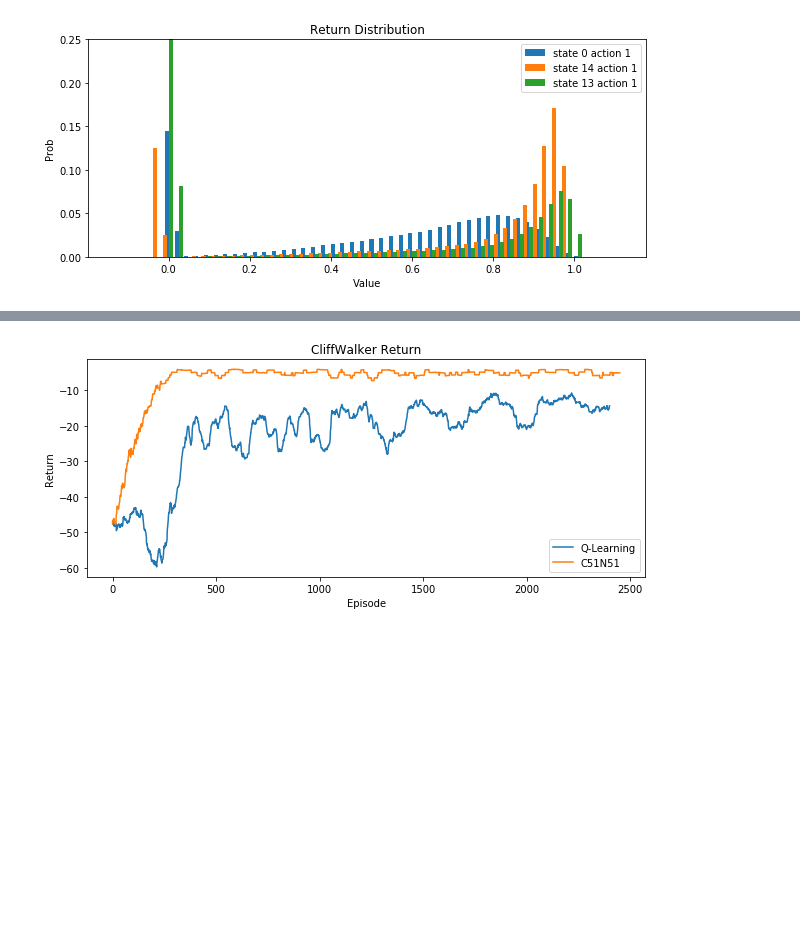
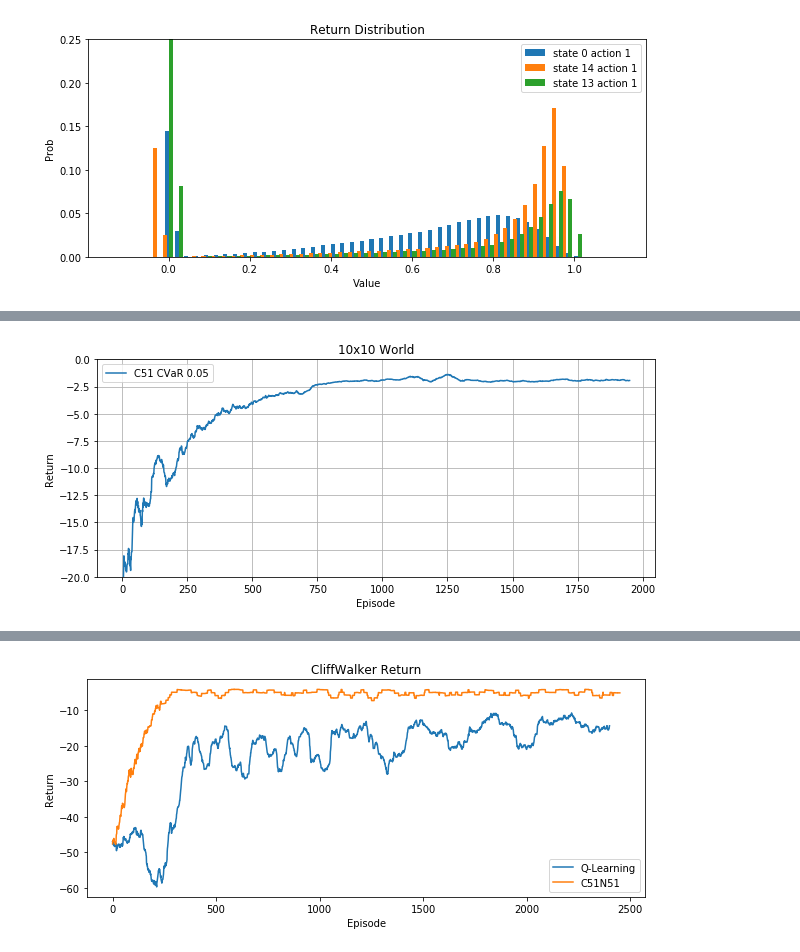
Before and after one commit to Rkeramati/crl, a Jupyter notebook: safe/C51/Untitled.ipynb, the cells around one changed output, grey strips where cells are left out. Saved outputs shown, nothing was run; the diff lists cells and outputs as text; code cells hidden in the pictures; blank space fills up the shorter version.

```diff
--- a/safe/C51/Untitled.ipynb
+++ b/safe/C51/Untitled.ipynb
@@ -128,0 +211,43 @@ Text(0,0.5,'Prob')
+# %%
+world = Gridworld(mapFile='map.txt', random=0, random_action_prob=0.3)
+
+config = Config(world.nS, world.nA)
+config.Vmin = -7; config.Vmax = 1
+c51 = C51(config)
+q = Qlearning(config)
+
+num_episode = 2000
+returns = np.zeros(num_episode)
+CVaRs = np.zeros((num_episode, world.nA))
+for ep in range(num_episode):
+    terminal = False
+    e = max(0.1, 0.9 + ep * ((0 - 0.9)/(num_episode/2)))
+    alpha = max(0.001, 0.5 + ep * ((0.4 - 0.5)/(num_episode/2)))
+    o = world.reset()
+    o_init = o
+    CVaRs[ep, :] = c51.CVaR(o_init, alpha=0.05, N=100)
+    ret = 0
+    while not terminal:
+        if np.random.rand()<= e:
+            a = np.random.randint(world.nA)
+        else:
+            #a = np.argmax(c51.Q(o))
+            a = np.argmax(c51.CVaR(o, alpha=0.05, N=50))
+            #a = np.argmax(q.Q[o, :])
+        no, r, terminal = world.step(a)
+        ret += r
+        c51.observe(o, a, r, no, terminal, alpha)
+        q.observe(o, a, r, no, alpha)
+        o = no
+    returns[ep] = ret
+# %%
+plt.figure(figsize=(10, 4))
+plt.title('10x10 World')
+plt.plot(mv(returns, 50), label = 'C51 CVaR 0.05')
+plt.legend()
+plt.xlabel('Episode')
+plt.ylabel('Return')
+plt.grid()
+plt.ylim([-20, 0]);
+# %% [output]
+[figure, added]
```
Also changed, not shown: parts of 25 cells of this notebook, 5 other files.
